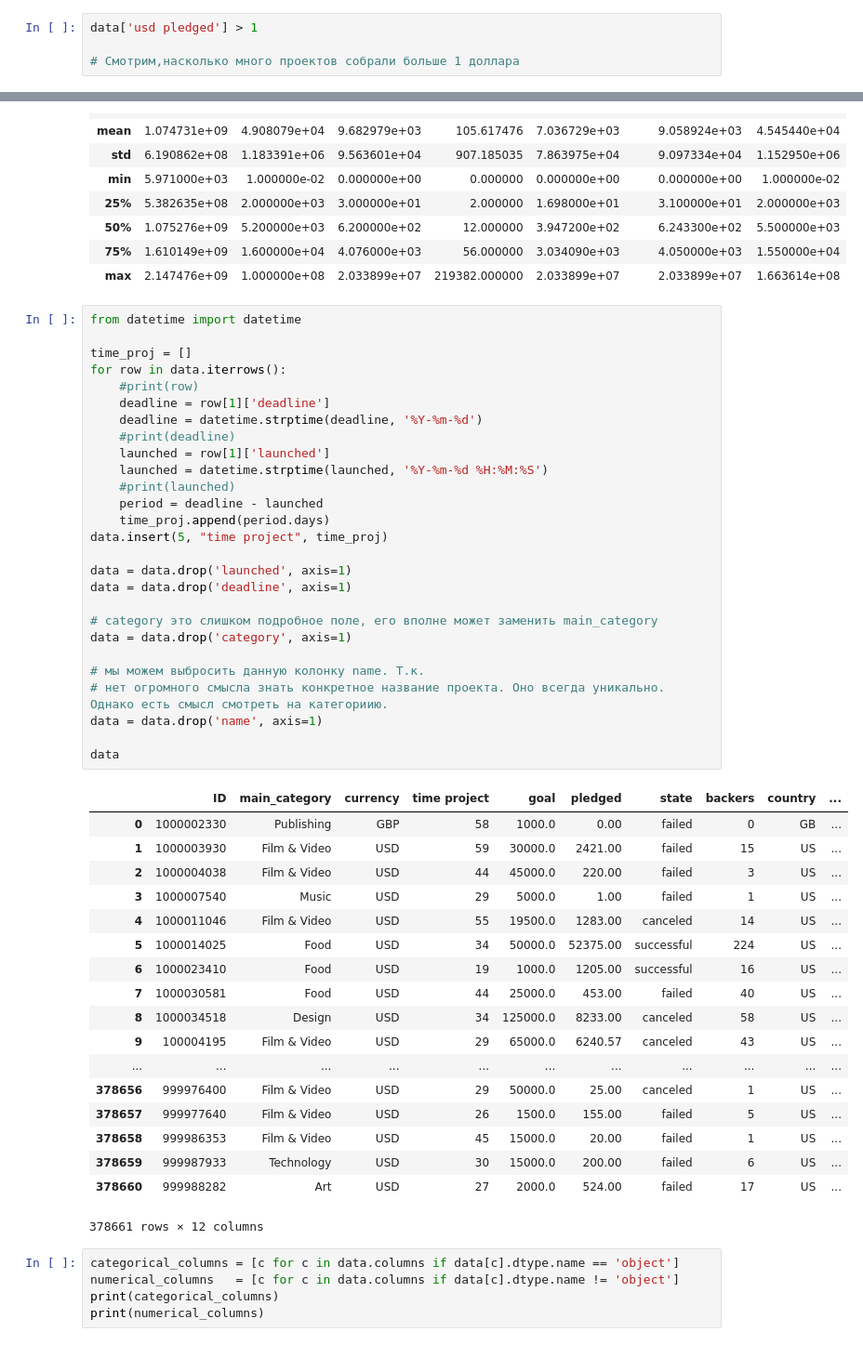
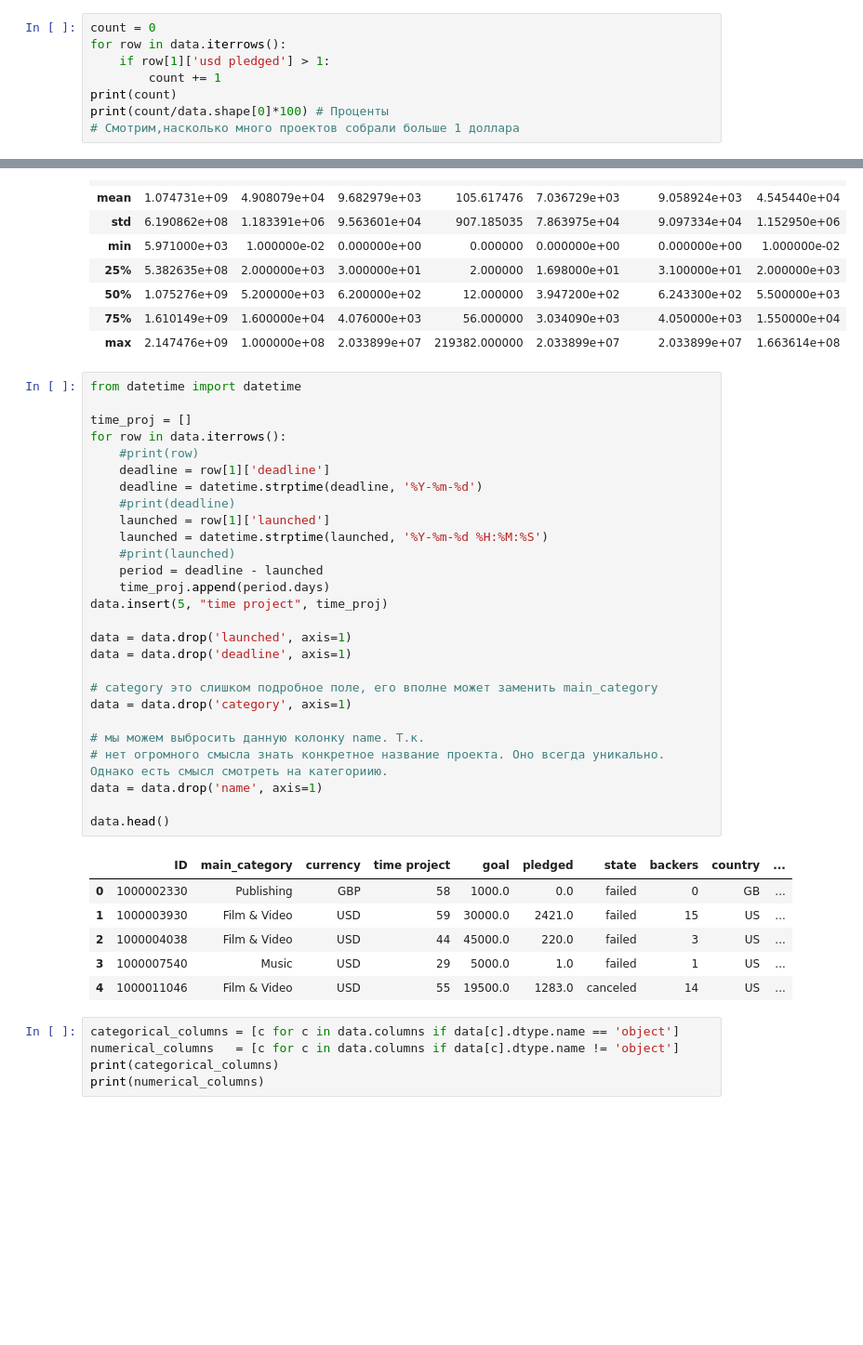
Before and after one commit to VitKonevskiy/ML_HW, a Jupyter notebook: kickstarter_proj.ipynb, the cells around one changed output, grey strips where cells are left out. Shown: that part at 93% size. Cells and saved outputs as stored; diff of their text form; blank space fills up the shorter version.

Commit message:
removed big table

```diff
--- a/kickstarter_proj.ipynb
+++ b/kickstarter_proj.ipynb
@@ -222,7 +186,11 @@ pass
 # %% [output]
 [figure]
 # %%
-data['usd pledged'] > 1
-
+count = 0
+for row in data.iterrows():
+    if row[1]['usd pledged'] > 1:
+        count += 1
+print(count)
+print(count/data.shape[0]*100) # Проценты
 # Смотрим,насколько много проектов собрали больше 1 доллара
 # %% [output]
@@ -378,49 +313,37 @@ data.describe()
 # %%
 from datetime import datetime
 
 time_proj = []
 for row in data.iterrows():
     #print(row)
     deadline = row[1]['deadline']
     deadline = datetime.strptime(deadline, '%Y-%m-%d')
     #print(deadline)
     launched = row[1]['launched']
     launched = datetime.strptime(launched, '%Y-%m-%d %H:%M:%S')
     #print(launched)
     period = deadline - launched
     time_proj.append(period.days)
 data.insert(5, "time project", time_proj)
 
 data = data.drop('launched', axis=1)
 data = data.drop('deadline', axis=1)
 
 # category это слишком подробное поле, его вполне может заменить main_category
 data = data.drop('category', axis=1)
 
 # мы можем выбросить данную колонку name. Т.к.
 # нет огромного смысла знать конкретное название проекта. Оно всегда уникально. Однако есть смысл смотреть на категориию.
 data = data.drop('name', axis=1)
 
-data
+data.head()
 # %% [output]
 |  | ID | main_category | currency | time project | goal | pledged | state | backers | country | ... |
-| 0 | 1000002330 | Publishing | GBP | 58 | 1000.0 | 0.00 | failed | 0 | GB | ... |
-| 1 | 1000003930 | Film & Video | USD | 59 | 30000.0 | 2421.00 | failed | 15 | US | ... |
-| 2 | 1000004038 | Film & Video | USD | 44 | 45000.0 | 220.00 | failed | 3 | US | ... |
-| 3 | 1000007540 | Music | USD | 29 | 5000.0 | 1.00 | failed | 1 | US | ... |
-| 4 | 1000011046 | Film & Video | USD | 55 | 19500.0 | 1283.00 | canceled | 14 | US | ... |
-| 5 | 1000014025 | Food | USD | 34 | 50000.0 | 52375.00 | successful | 224 | US | ... |
-| 6 | 1000023410 | Food | USD | 19 | 1000.0 | 1205.00 | successful | 16 | US | ... |
-| 7 | 1000030581 | Food | USD | 44 | 25000.0 | 453.00 | failed | 40 | US | ... |
-| 8 | 1000034518 | Design | USD | 34 | 125000.0 | 8233.00 | canceled | 58 | US | ... |
-| 9 | 100004195 | Film & Video | USD | 29 | 65000.0 | 6240.57 | canceled | 43 | US | ... |
-| ... | ... | ... | ... | ... | ... | ... | ... | ... | ... | ... |
-| 378656 | 999976400 | Film & Video | USD | 29 | 50000.0 | 25.00 | canceled | 1 | US | ... |
-| 378657 | 999977640 | Film & Video | USD | 26 | 1500.0 | 155.00 | failed | 5 | US | ... |
-| 378658 | 999986353 | Film & Video | USD | 45 | 15000.0 | 20.00 | failed | 1 | US | ... |
-| 378659 | 999987933 | Technology | USD | 30 | 15000.0 | 200.00 | failed | 6 | US | ... |
-| 378660 | 999988282 | Art | USD | 27 | 2000.0 | 524.00 | failed | 17 | US | ... |
+| 0 | 1000002330 | Publishing | GBP | 58 | 1000.0 | 0.0 | failed | 0 | GB | ... |
+| 1 | 1000003930 | Film & Video | USD | 59 | 30000.0 | 2421.0 | failed | 15 | US | ... |
+| 2 | 1000004038 | Film & Video | USD | 44 | 45000.0 | 220.0 | failed | 3 | US | ... |
+| 3 | 1000007540 | Music | USD | 29 | 5000.0 | 1.0 | failed | 1 | US | ... |
+| 4 | 1000011046 | Film & Video | USD | 55 | 19500.0 | 1283.0 | canceled | 14 | US | ... |
-378661 rows × 12 columns
 # %%
 categorical_columns = [c for c in data.columns if data[c].dtype.name == 'object']
 numerical_columns   = [c for c in data.columns if data[c].dtype.name != 'object']
```
Also changed, not shown: parts of 5 cells of this notebook.
